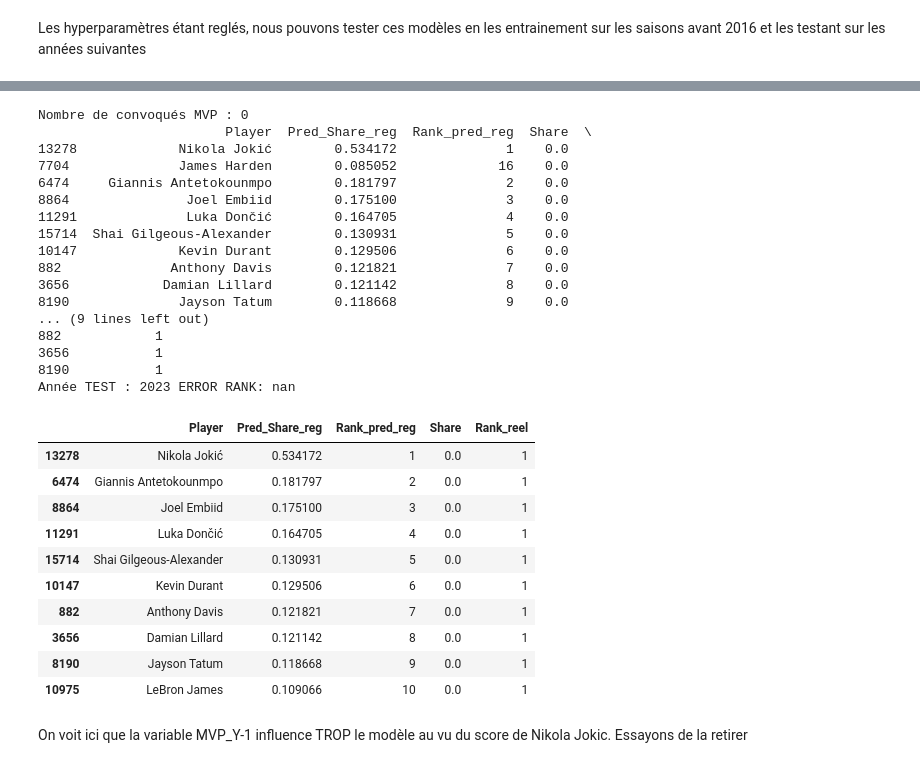
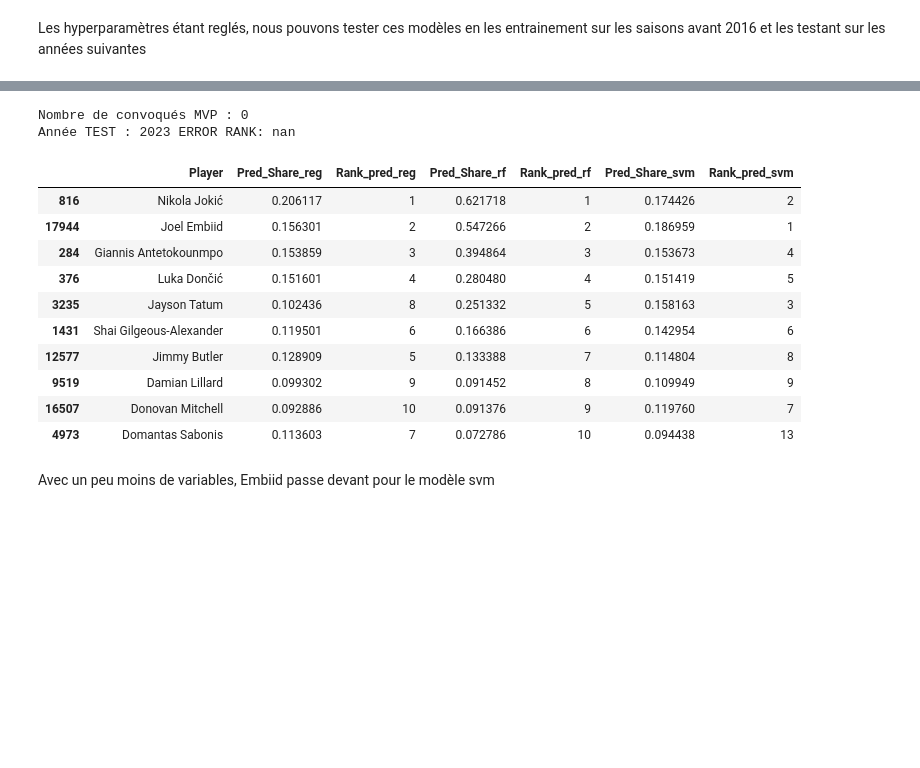
Before and after one commit to MartinErwan/ML_NBA_MVP_Prediction, a Jupyter notebook: PFE_Prediction.ipynb, the cells around one changed output, grey strips where cells are left out. Cells and saved outputs as stored; diff of their text form; code cells hidden in the pictures; blank space fills up the shorter version.

```diff
--- a/PFE_Prediction.ipynb
+++ b/PFE_Prediction.ipynb
@@ -507,7 +365,8 @@ def prediction(DF,models,n = 8,selected_features = DF.drop('Share', axis=1).colu
 
             #Création du Dataframe comportant le classement réel et le classement prédit
             DF_year = pred_to_df(Y_preds_MVP,test,y_column,models)
-            print(DF_year.head(10))
+            if year != 2023:
+                print(DF_year.head(10))
             #Calcul de l'erreur de prédiction
             for i in range(len(models)):
                 #Time
@@ -520,9 +379,7 @@ def prediction(DF,models,n = 8,selected_features = DF.drop('Share', axis=1).colu
 
                 model_performance.loc['{}({})'.format(model,year)] = [year_error,diff_top1,train_time,predict_time,total_time]
                 print("Année TEST : {}".format(year)+" Modèle : {}".format(model)+" ERROR RANK: {}\n".format(year_error))
-                global_error = global_error + year_error
 
-        print("ERREUR GLOBALE MOYENNE pour le Modèle {}: {}".format(model,global_error/n))
         return(models,DF_year,model_performance)
 
     else:
@@ -537,7 +394,8 @@ def prediction(DF,models,n = 8,selected_features = DF.drop('Share', axis=1).colu
             Y_preds_MVP.append(model.predict(test[x_columns]))
         DF_year = pred_to_df(Y_preds_MVP,test,y_column,models)
         year_error = error_rank_mvp(DF_year,list(models.keys())[0])[0]
-        print(DF_year.head(10))
+        if year != 2023:
+            print(DF_year.head(10))
         print("Année TEST : {}".format(year)+" ERROR RANK: {}\n".format(year_error))
         return(models,year_error,DF_year,model_performance)
 # %% [markdown]
@@ -602,7 +472,7 @@ bp_rf = best_param(rf,para_grids_randomForest,2022)
 # %% [markdown]
 Les hyperparamètres étant reglés, nous pouvons tester ces modèles en les entrainement sur les saisons avant 2016 et les testant sur les années suivantes
 # %%
-d = {"reg" : LinearRegression(),"rf" : RandomForestRegressor(max_features = 'log2', n_estimators = 500)}
+d = {"reg" : LinearRegression(),"rf" : RandomForestRegressor(max_features = 'log2', n_estimators = 500),"svm" : SVR(C = 10, gamma= 'scale', kernel= 'rbf')}
 models,DF_year,model_performance = prediction(DF,d)
 # %% [output]
                   Player  Pred_Share_reg  Rank_pred_reg  Pred_Share_rf  \
@@ -695,3 +565,0 @@ Les 2 modèles semblent équivalent en ce qui concerne la prédiction de la prem
-# %%
-d = {"rf" : RandomForestRegressor(max_features = 'log2', n_estimators = 500)}
-output = prediction(DF,d,cv="False",year = 2022)
@@ -766,5 +615,4 @@ On constate que l'erreur est plus importante qu'avec toutes les variables et le
 # %%
-selected_features2 = FI["Variable"].iloc[:25]
-d3 = {"rf" : RandomForestRegressor(max_features = 'log2', n_estimators = 500)}
-output3 = prediction(DF,d3,selected_features=selected_features2,cv="False",year = 2022)
+selected_features2 = Fi["Variable"].iloc[:25]
+output3 = prediction(DF,d,selected_features=selected_features2)
 # %% [output]
@@ -894,38 +775,20 @@ On observe ici que sans la prise en compte des MVPS des années précédentes le
 # %%
-d6 = {"reg": LinearRegression()}
-
-output5 = prediction(DF,d6,cv="False",year = 2023)
-output5[2].sort_values(["Pred_Share_reg"],ascending=False).head(10)
+output7 = prediction(DF,d,selected_features = selected_features2, cv="False",year = 2023)
+output7[2].sort_values(["Pred_Share_rf"],ascending=False).head(10).iloc[:, :-2]
 # %% [output]
 Nombre de convoqués MVP : 0
-                        Player  Pred_Share_reg  Rank_pred_reg  Share  \
-13278             Nikola Jokić        0.534172              1    0.0
-7704              James Harden        0.085052             16    0.0
-6474     Giannis Antetokounmpo        0.181797              2    0.0
-8864               Joel Embiid        0.175100              3    0.0
-11291              Luka Dončić        0.164705              4    0.0
-15714  Shai Gilgeous-Alexander        0.130931              5    0.0
-10147             Kevin Durant        0.129506              6    0.0
-882              Anthony Davis        0.121821              7    0.0
-3656            Damian Lillard        0.121142              8    0.0
-8190              Jayson Tatum        0.118668              9    0.0
-... (9 lines left out)
-882            1
-3656           1
-8190           1
 Année TEST : 2023 ERROR RANK: nan
-|  | Player | Pred_Share_reg | Rank_pred_reg | Share | Rank_reel |
-| 13278 | Nikola Jokić | 0.534172 | 1 | 0.0 | 1 |
-| 6474 | Giannis Antetokounmpo | 0.181797 | 2 | 0.0 | 1 |
-| 8864 | Joel Embiid | 0.175100 | 3 | 0.0 | 1 |
-| 11291 | Luka Dončić | 0.164705 | 4 | 0.0 | 1 |
-| 15714 | Shai Gilgeous-Alexander | 0.130931 | 5 | 0.0 | 1 |
-| 10147 | Kevin Durant | 0.129506 | 6 | 0.0 | 1 |
-| 882 | Anthony Davis | 0.121821 | 7 | 0.0 | 1 |
-| 3656 | Damian Lillard | 0.121142 | 8 | 0.0 | 1 |
-| 8190 | Jayson Tatum | 0.118668 | 9 | 0.0 | 1 |
-| 10975 | LeBron James | 0.109066 | 10 | 0.0 | 1 |
+|  | Player | Pred_Share_reg | Rank_pred_reg | Pred_Share_rf | Rank_pred_rf | Pred_Share_svm | Rank_pred_svm |
+| 816 | Nikola Jokić | 0.206117 | 1 | 0.621718 | 1 | 0.174426 | 2 |
+| 17944 | Joel Embiid | 0.156301 | 2 | 0.547266 | 2 | 0.186959 | 1 |
+| 284 | Giannis Antetokounmpo | 0.153859 | 3 | 0.394864 | 3 | 0.153673 | 4 |
+| 376 | Luka Dončić | 0.151601 | 4 | 0.280480 | 4 | 0.151419 | 5 |
+| 3235 | Jayson Tatum | 0.102436 | 8 | 0.251332 | 5 | 0.158163 | 3 |
+| 1431 | Shai Gilgeous-Alexander | 0.119501 | 6 | 0.166386 | 6 | 0.142954 | 6 |
+| 12577 | Jimmy Butler | 0.128909 | 5 | 0.133388 | 7 | 0.114804 | 8 |
+| 9519 | Damian Lillard | 0.099302 | 9 | 0.091452 | 8 | 0.109949 | 9 |
+| 16507 | Donovan Mitchell | 0.092886 | 10 | 0.091376 | 9 | 0.119760 | 7 |
+| 4973 | Domantas Sabonis | 0.113603 | 7 | 0.072786 | 10 | 0.094438 | 13 |
-# %% [markdown]
-On voit ici que la variable MVP_Y-1 influence TROP le modèle au vu du score de Nikola Jokic. Essayons de la
-retirer
+# %% [markdown]
+Avec un peu moins de variables, Embiid passe devant pour le modèle svm
 # %%
```
Also changed, not shown: parts of 76 cells of this notebook, 55 other files.
